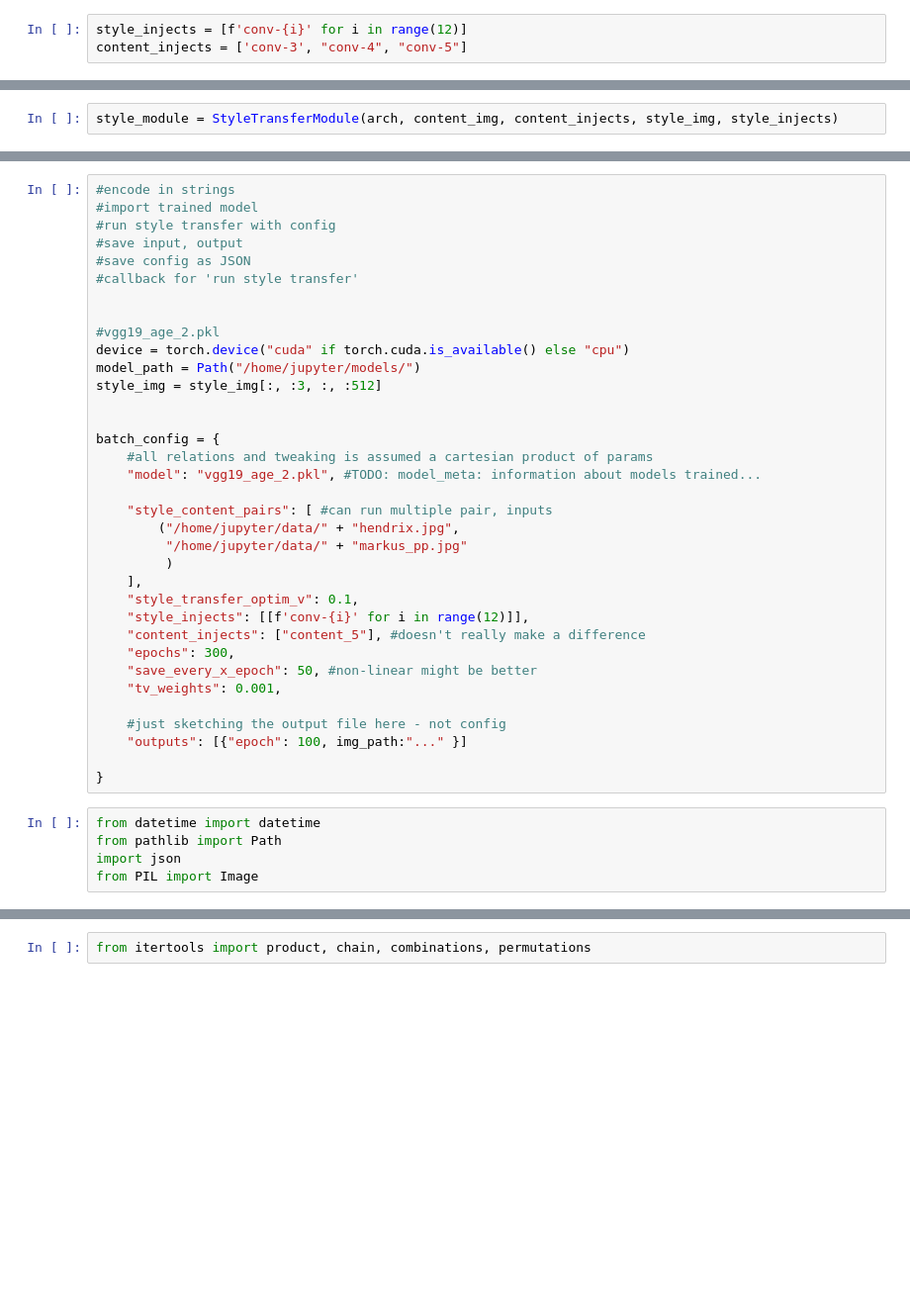
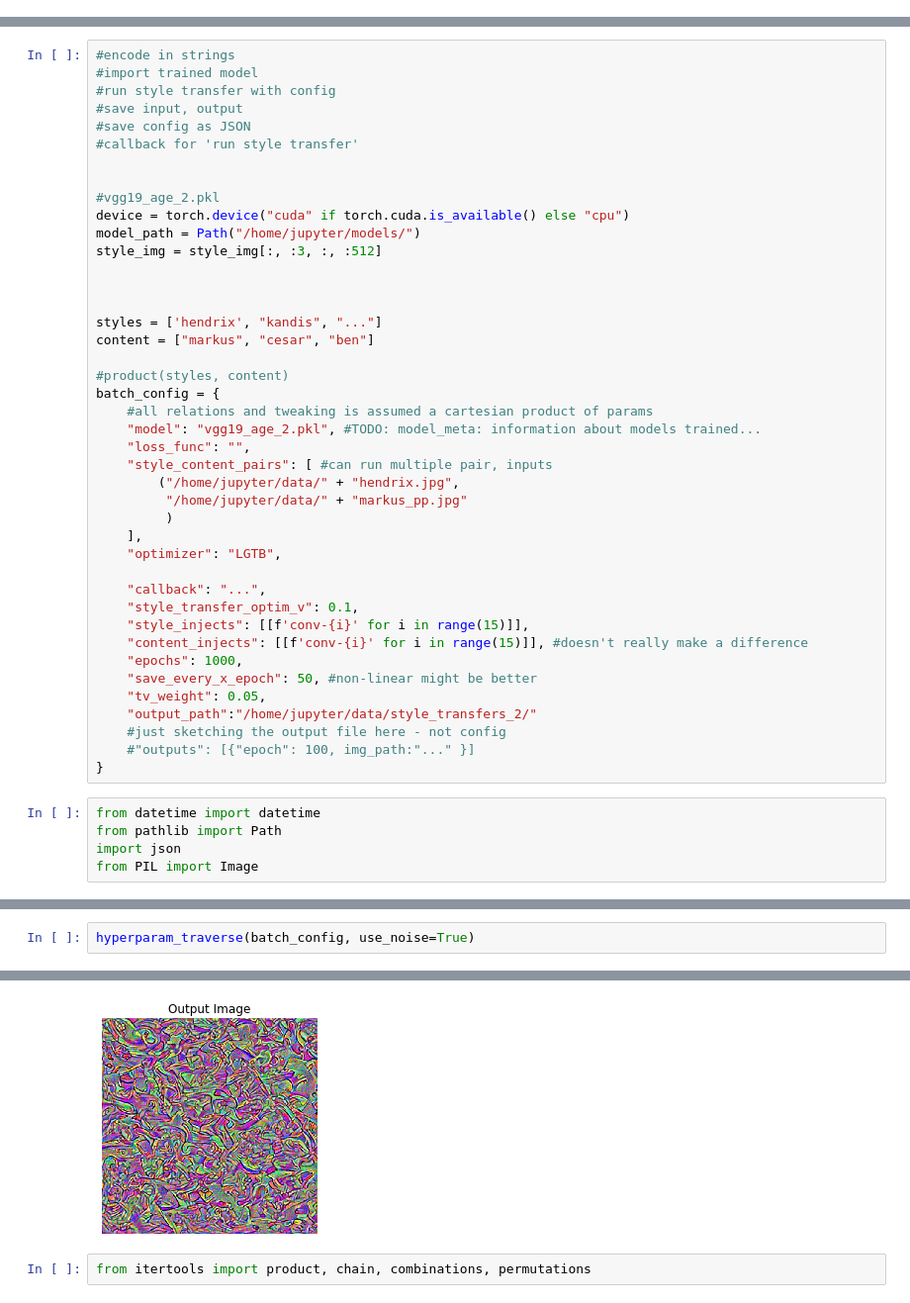
Before and after one commit to deepfx/netlens, a Jupyter notebook: nbs/playground/experiment_flow.ipynb, the cells around one changed output, grey strips where cells are left out. Shown at 99% size. Saved outputs shown, nothing was run; the diff lists cells and outputs as text; blank space fills up the shorter version.

```diff
--- a/nbs/playground/experiment_flow.ipynb
+++ b/nbs/playground/experiment_flow.ipynb
@@ -47,15 +51,10 @@ style_img = style_img[:, :3, :, :512]
 content_img.shape
 assert style_img.size() == content_img.size(), \
     "we need to import style and content images of the same size"
-# %%
-style_injects = [f'conv-{i}' for i in range(12)]
-content_injects = ['conv-3', "conv-4", "conv-5"]
 # %%
 cnn_normalization_mean = torch.tensor([0.485, 0.456, 0.406]).to(device)
 cnn_normalization_std = torch.tensor([0.229, 0.224, 0.225]).to(device)
 arch = LayeredModule.from_cnn(cnn, Normalization(cnn_normalization_mean, cnn_normalization_std).to(device))
-# %%
-style_module = StyleTransferModule(arch, content_img, content_injects, style_img, style_injects)
 # %%
 unloader = transforms.ToPILImage()  # reconvert into PIL image
 plt.ion()
@@ -88,25 +87,32 @@ model_path = Path("/home/jupyter/models/")
 style_img = style_img[:, :3, :, :512]
 
 
+
+styles = ['hendrix', "kandis", "..."]
+content = ["markus", "cesar", "ben"]
+
+#product(styles, content)
 batch_config = {
     #all relations and tweaking is assumed a cartesian product of params
     "model": "vgg19_age_2.pkl", #TODO: model_meta: information about models trained...
-
+    "loss_func": "",
     "style_content_pairs": [ #can run multiple pair, inputs
         ("/home/jupyter/data/" + "hendrix.jpg",
          "/home/jupyter/data/" + "markus_pp.jpg"
          )
     ],
+    "optimizer": "LGTB",
+
+    "callback": "...",
     "style_transfer_optim_v": 0.1,
-    "style_injects": [[f'conv-{i}' for i in range(12)]],
-    "content_injects": ["content_5"], #doesn't really make a difference
-    "epochs": 300,
+    "style_injects": [[f'conv-{i}' for i in range(15)]],
+    "content_injects": [[f'conv-{i}' for i in range(15)]], #doesn't really make a difference
+    "epochs": 1000,
     "save_every_x_epoch": 50, #non-linear might be better
-    "tv_weights": 0.001,
-
+    "tv_weight": 0.05,
+    "output_path":"/home/jupyter/data/style_transfers_2/"
     #just sketching the output file here - not config
-    "outputs": [{"epoch": 100, img_path:"..." }]
-
+    #"outputs": [{"epoch": 100, img_path:"..." }]
 }
 # %%
 from datetime import datetime
@@ -222,0 +238,3 @@ tensor([[[[0.9003, 0.8144, 0.6768,  ..., 0.9598, 0.9948, 0.9619],
+# %%
+hyperparam_traverse(batch_config, use_noise=True)
+# %% [output]
@@ -223,2 +265,3 @@ tensor([[[[0.9003, 0.8144, 0.6768,  ..., 0.9598, 0.9948, 0.9619],
+[figure, added]
 # %%
 from itertools import product, chain, combinations, permutations
```
Also changed, not shown: parts of 13 cells of this notebook, 1 other file.
